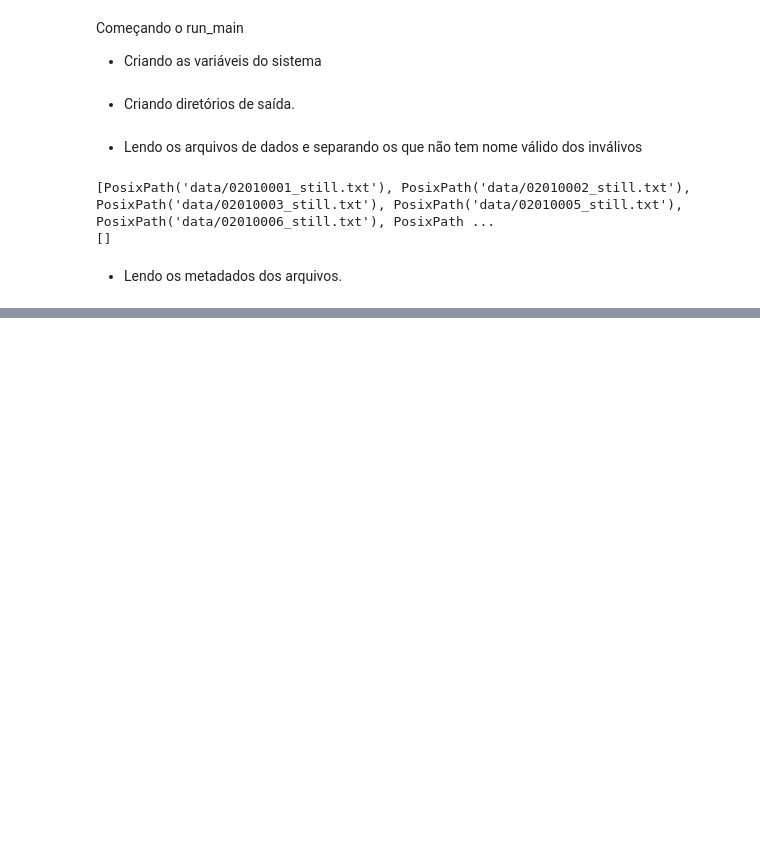
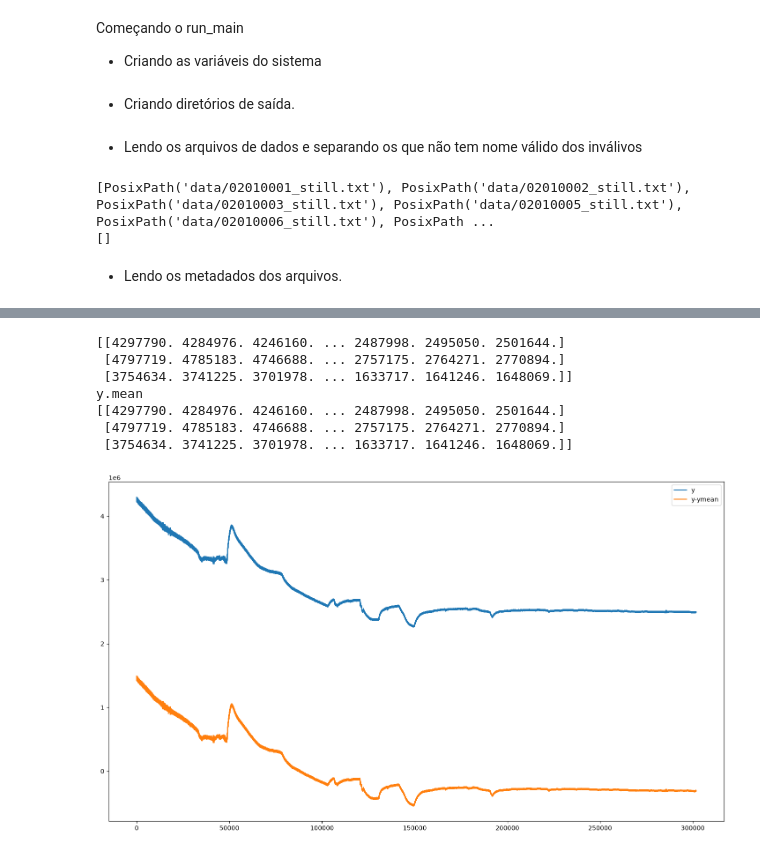
Before and after one commit to danielfsc/eec, a Jupyter notebook: run_explicado.ipynb, the cells around one changed output, grey strips where cells are left out. Saved outputs shown, nothing was run; the diff lists cells and outputs as text; code cells hidden in the pictures; blank space fills up the shorter version.

```diff
--- a/run_explicado.ipynb
+++ b/run_explicado.ipynb
@@ -74,0 +86,24 @@ print(fsv)
+# %%
+# Garante que os dados é um array e não uma lista ou tupla
+y =np.asarray( rec.data_counts, float)
+print(y)
+# Subtraindo a média de cada valor (POR QUE?)
+# y = y-y.mean(axis=-1, keepdims=True)
+print('y.mean')
+ymean = y.mean(axis=-1, keepdims=True)
+y2 = y-ymean
+print(y)
+plt.figure(figsize=(18,10))
+plt.plot(range(len(y[0])), y[0], label='y')
+plt.plot(range(len(y2[0])), y2[0], label='y-ymean')
+plt.legend()
+plt.show()
+# %% [output]
+[[4297790. 4284976. 4246160. ... 2487998. 2495050. 2501644.]
+ [4797719. 4785183. 4746688. ... 2757175. 2764271. 2770894.]
+ [3754634. 3741225. 3701978. ... 1633717. 1641246. 1648069.]]
+y.mean
+[[4297790. 4284976. 4246160. ... 2487998. 2495050. 2501644.]
+ [4797719. 4785183. 4746688. ... 2757175. 2764271. 2770894.]
+ [3754634. 3741225. 3701978. ... 1633717. 1641246. 1648069.]]
+[figure, added]
```
Also changed, not shown: parts of 28 cells of this notebook, 22 other files.
